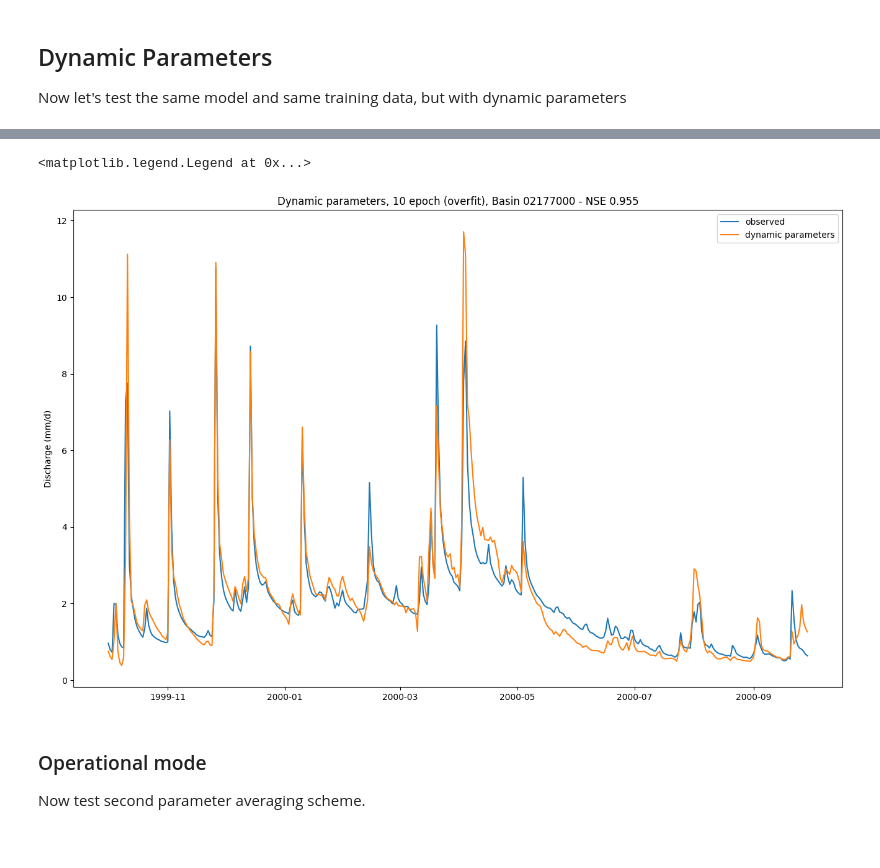
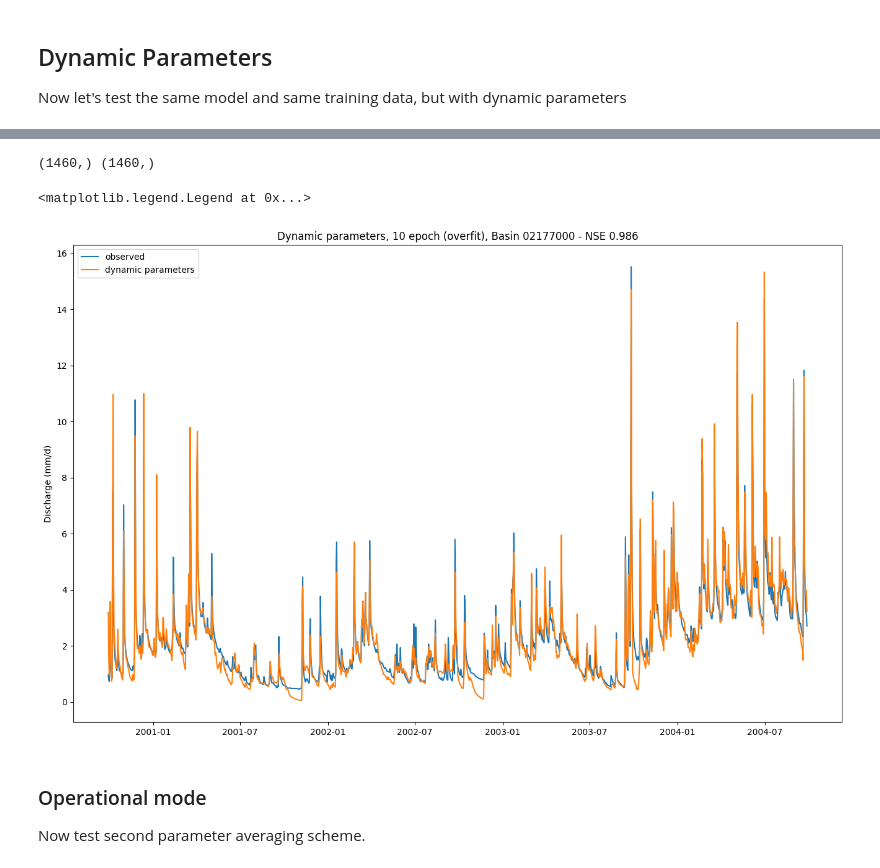
Before and after one commit to mines-ciroh/neuralhydrology-dcfe, a Jupyter notebook: examples/08-SHM/shm_training.ipynb, the cells around one changed output, grey strips where cells are left out. Drawn from its saved outputs; the diff is of its cells as text; code cells hidden in the pictures.

```diff
--- a/examples/08-SHM/shm_training.ipynb
+++ b/examples/08-SHM/shm_training.ipynb
@@ -36,6 +36,10 @@ Metrics for 1D are calculated over last 1 elements only. Ignoring 364 prediction
 ### Model Evaluation
 Let's load up the model and see how it did.
 # %%
-run_dir = Path("runs/test_SHM_2901_134126")
-eval_run(run_dir=run_dir, period="test")
+run_dir = Path("/home/adam/dev/repos/neuralhydrology-dcfe/examples/08-SHM/runs/test_SHM_2402_103807")
+from neuralhydrology.evaluation.tester import RegressionTester
+
+tester = RegressionTester(run_dir=run_dir, cfg=Config(run_dir / "config.yml"))
+
+tester.evaluate(save_all_output=True)
 # %% [output]
@@ -99,3 +131,3 @@ Metrics for 1D are calculated over last 1 elements only. Ignoring 364 prediction
 # %%
-run_dir = Path("runs/test_SHM_1601_132217")
+run_dir = Path("runs/test_SHM_1802_112245")
 eval_run(run_dir=run_dir, period="test")
@@ -107,33 +134,27 @@ Metrics for 1D are calculated over last 1 elements only. Ignoring 364 prediction
 # %%
 with open(run_dir / "test" / "model_epoch010" / "test_results.p", "rb") as fp:
     results = pickle.load(fp)
 
 # Extract a data slice of observations and simulations
-results_xr = results["02177000"]['1D']['xr'].sel(date=slice("10-1999", None))
+results_xr = results["02177000"]['1D']['xr']
 
-# Get the scalar data and the 1D array of time_step values
-date_scalar = results_xr.coords['date'][0].values
-time_step_values = results_xr.coords['time_step'].values
-
-# Broadcast the scalar date across time_step and add the timedelta
-datetime_values = date_scalar + pd.to_timedelta(time_step_values, unit='D')
-
-# Add the datetime as a new coordinate to Result_xr
-results_xr = results_xr.assign_coords(datetime=("time_step", datetime_values))
 
 qobs = results_xr['QObs(mm/d)_obs']
 qsim_dynamic = results_xr['QObs(mm/d)_sim']
 
+print(np.shape(qobs), np.shape(qsim_dynamic))
+
 # extract observations and simulations
 fig, ax = plt.subplots(figsize=(16,10))
-ax.plot(qobs['datetime'], qobs[0],label='observed')
-ax.plot(qsim_dynamic['datetime'], qsim_dynamic[0],label='dynamic parameters')
+ax.plot(results_xr["date"], qobs,label='observed')
+ax.plot(results_xr["date"], qsim_dynamic,label='dynamic parameters')
 ax.set_ylabel("Discharge (mm/d)")
 ax.set_title(f"Dynamic parameters, 10 epoch (overfit), Basin 02177000 - NSE {results['02177000']['1D']['NSE']:.3f}")
 ax.legend()
 # %% [output]
-<matplotlib.legend.Legend at 0x...>
+(1460,) (1460,)
+<matplotlib.legend.Legend at 0x...>
-[figure, old version]
+[figure, new version]
 # %% [markdown]
 ### Operational mode
 Now test second parameter averaging scheme.
```
Also changed, not shown: parts of 12 cells of this notebook, 11 other files.
